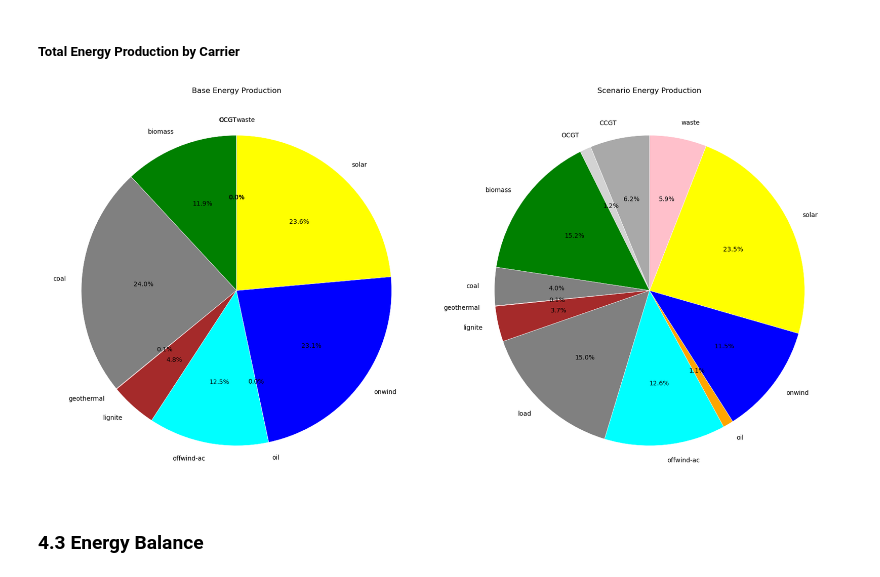
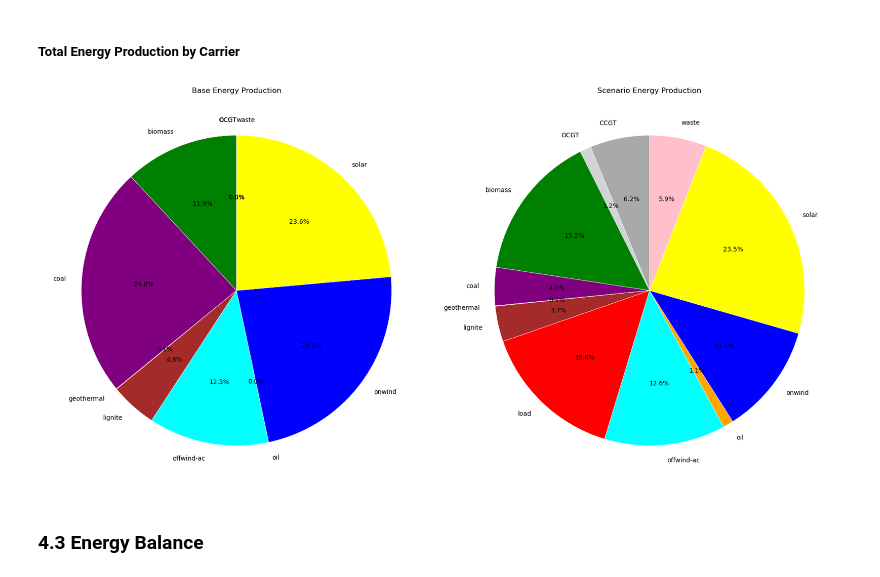
Before and after one commit to Luca2299/pypsa-eur, a Jupyter notebook: notebooks/Comparing_Scenarios.ipynb, the cells around one changed output. Saved outputs shown, nothing was run; the diff lists cells and outputs as text; code cells hidden in the pictures.

```diff
--- a/notebooks/Comparing_Scenarios.ipynb
+++ b/notebooks/Comparing_Scenarios.ipynb
@@ -344,10 +342,10 @@ fig, axes = plt.subplots(1, 2, figsize=(18, 9))
 
 # --- Define Colors and Order (same as dispatch plot) ---
 colors = {
-    "biomass": "green", "coal": "gray", "lignite": "brown",
+    "biomass": "green", "coal": "purple", "lignite": "brown",
     "offwind-ac": "cyan", "onwind": "blue", "solar": "yellow",
-    "gas": "gray", "oil": "orange", "waste": "pink", "geothermal": "red",
-    "OCGT": "lightgray", "CCGT": "darkgray"
+    "gas": "purple", "oil": "orange", "waste": "pink", "geothermal": "red",
+    "OCGT": "lightgray", "CCGT": "darkgray", "load": "red"
 }
 
 # --- Helper function for plotting pie chart ---
@@ -356,34 +354,34 @@ def plot_energy_pie(p_by_carrier, ax, title):
     # Filter out carriers with zero or negligible energy
     energy_total = energy_total[energy_total > 0.1]
 
     # Get colors for the carriers that are present
     pie_colors = [colors.get(carrier, "grey") for carrier in energy_total.index]
 
     energy_total.plot(
         kind="pie",
         ax=ax,
         autopct='%1.1f%%',
         startangle=90,
         title=title,
         colors=pie_colors,
         wedgeprops={'linewidth': 0.5, 'edgecolor': 'white'} # Add white borders for clarity
     )
     ax.set_ylabel("")
 
 # --- Calculate energy production for each scenario ---
 p_by_carrier_base = n_base.generators_t.p.T.groupby(n_base.generators.carrier).sum().T
 p_by_carrier_scenario = n_scenario.generators_t.p.T.groupby(n_scenario.generators.carrier).sum().T
 
 
 # --- Plotting ---
 plot_energy_pie(p_by_carrier_base, axes[0], "Base Energy Production")
 plot_energy_pie(p_by_carrier_scenario, axes[1], "Scenario Energy Production")
 
 
 plt.tight_layout()
 plt.show()
 # %% [output]
-[figure, old version]
+[figure, new version]
 # %% [markdown]
 ### 4.3 Energy Balance
 # %% [markdown]
```
Also changed, not shown: parts of 3 cells of this notebook.
